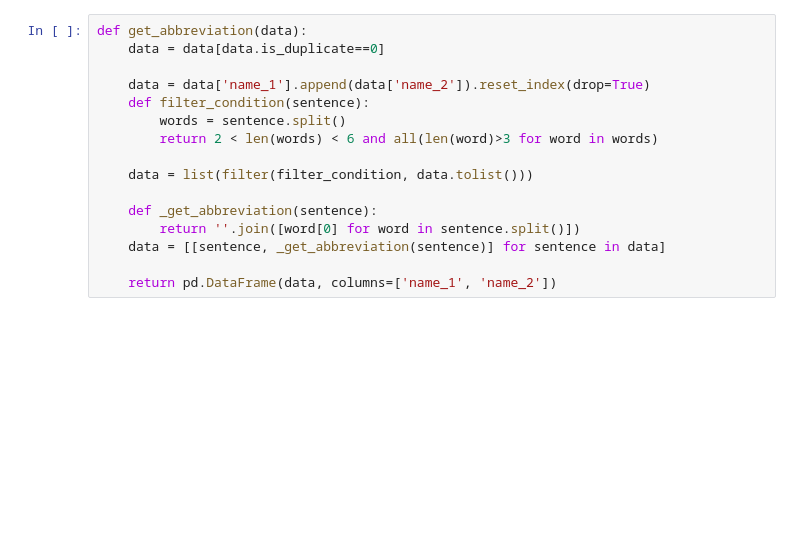
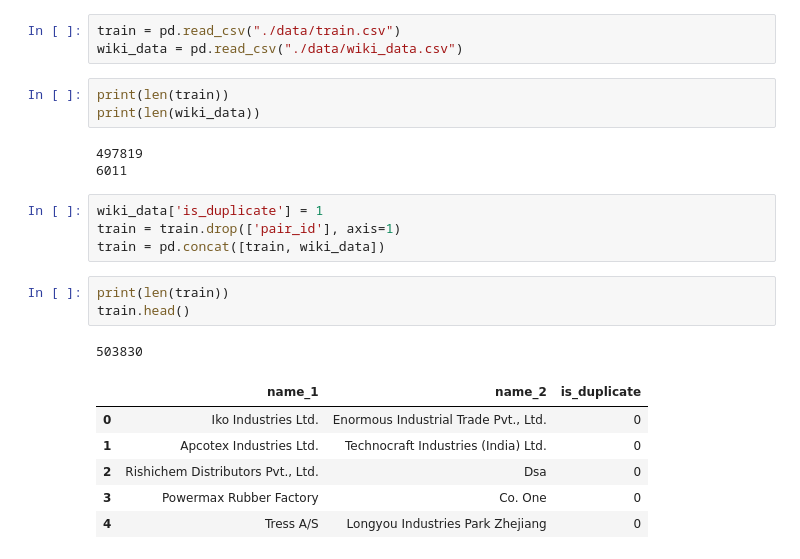
Before and after one commit to DaniilRoman/nlp_course, a Jupyter notebook: lab2/data_preprocessing.ipynb, the cells around one changed output. Drawn from its saved outputs; the diff is of its cells as text; blank space fills up the shorter version.

Commit message:
[lab2] add final data

```diff
--- a/lab2/data_preprocessing.ipynb
+++ b/lab2/data_preprocessing.ipynb
@@ -213,16 +339,24 @@ def get_extra_relations(data):
-# %%
-def get_abbreviation(data):
-    data = data[data.is_duplicate==0]
-
-    data = data['name_1'].append(data['name_2']).reset_index(drop=True)
-    def filter_condition(sentence):
-        words = sentence.split()
-        return 2 < len(words) < 6 and all(len(word)>3 for word in words)
-
-    data = list(filter(filter_condition, data.tolist()))
-
-    def _get_abbreviation(sentence):
-        return ''.join([word[0] for word in sentence.split()])
-    data = [[sentence, _get_abbreviation(sentence)] for sentence in data]
-
-    return pd.DataFrame(data, columns=['name_1', 'name_2'])
+# %%
+train = pd.read_csv("./data/train.csv")
+wiki_data = pd.read_csv("./data/wiki_data.csv")
+# %%
+print(len(train))
+print(len(wiki_data))
+# %% [output]
+497819
+6011
+# %%
+wiki_data['is_duplicate'] = 1
+train = train.drop(['pair_id'], axis=1)
+train = pd.concat([train, wiki_data])
+# %%
+print(len(train))
+train.head()
+# %% [output]
+503830
+|  | name_1 | name_2 | is_duplicate |
+| 0 | Iko Industries Ltd. | Enormous Industrial Trade Pvt., Ltd. | 0 |
+| 1 | Apcotex Industries Ltd. | Technocraft Industries (India) Ltd. | 0 |
+| 2 | Rishichem Distributors Pvt., Ltd. | Dsa | 0 |
+| 3 | Powermax Rubber Factory | Co. One | 0 |
+| 4 | Tress A/S | Longyou Industries Park Zhejiang | 0 |
```
Also changed, not shown: parts of 8 cells of this notebook, 5 other files.
